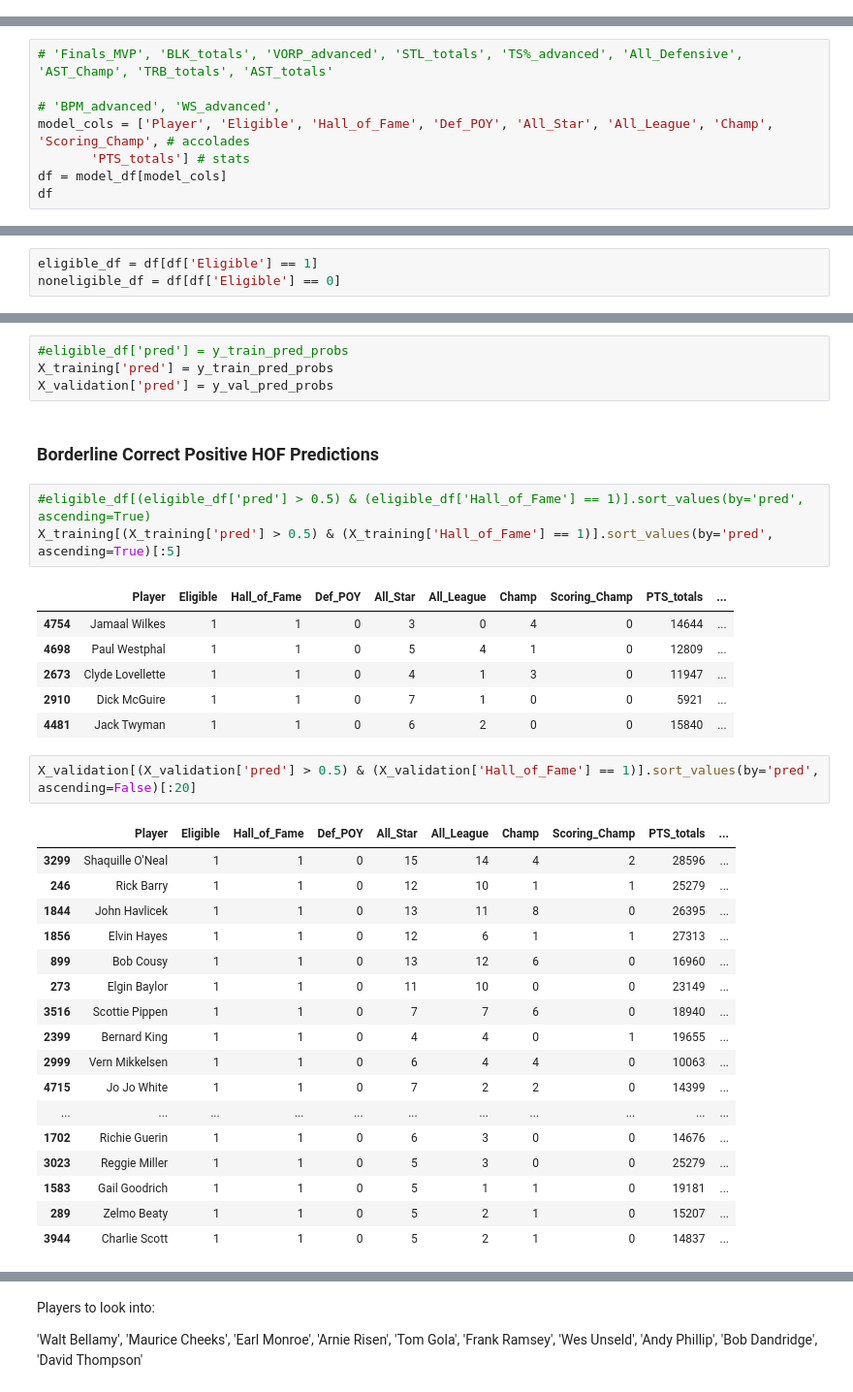
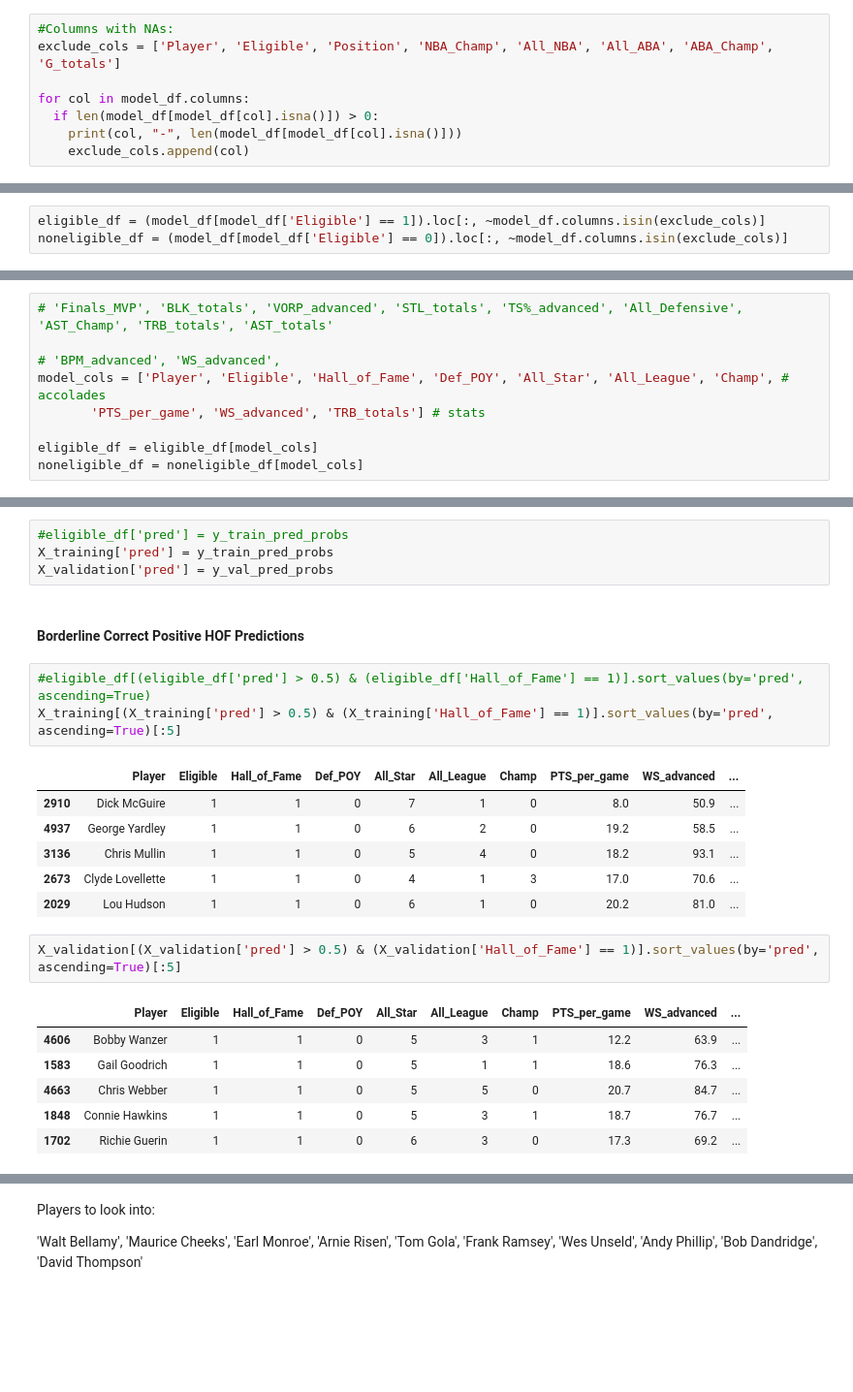
Before and after one commit to frankwillard/NBA-Hall-Of-Fame-Model, a Jupyter notebook: Hall_of_Fame_Modeling.ipynb, the cells around one changed output, grey strips where cells are left out. Shown at 97% size. Cells and saved outputs as stored; diff of their text form; blank space fills up the shorter version.

```diff
--- a/Hall_of_Fame_Modeling.ipynb
+++ b/Hall_of_Fame_Modeling.ipynb
@@ -138,3 +139,11 @@ fillNulls(model_df)
 | 4975 | Matt Zunic | 1 | Guard | 0 | 0 | 0 | 0 | 0 | 0 | ... |
 | 4976 | Ed Fleming | 1 | Guard | 0 | 0 | 0 | 0 | 0 | 0 | ... |
 4977 rows × 69 columns
+# %%
+#Columns with NAs:
+exclude_cols = ['Player', 'Eligible', 'Position', 'NBA_Champ', 'All_NBA', 'All_ABA', 'ABA_Champ', 'G_totals']
+
+for col in model_df.columns:
+  if len(model_df[model_df[col].isna()]) > 0:
+    print(col, "-", len(model_df[model_df[col].isna()]))
+    exclude_cols.append(col)
@@ -159,3 +184,6 @@ Index(['Player', 'Eligible', 'Position', 'Hall_of_Fame', 'MVP', 'Finals_MVP',
        'WS_advanced', 'WS/48_advanced', 'OBPM_advanced', 'DBPM_advanced',
        'BPM_advanced', 'VORP_advanced', 'All_League', 'Champ'],
       dtype='object')
+# %%
+eligible_df = (model_df[model_df['Eligible'] == 1]).loc[:, ~model_df.columns.isin(exclude_cols)]
+noneligible_df = (model_df[model_df['Eligible'] == 0]).loc[:, ~model_df.columns.isin(exclude_cols)]
@@ -163,8 +266,9 @@ Index(['Player', 'Eligible', 'Position', 'Hall_of_Fame', 'MVP', 'Finals_MVP',
 # 'Finals_MVP', 'BLK_totals', 'VORP_advanced', 'STL_totals', 'TS%_advanced', 'All_Defensive', 'AST_Champ', 'TRB_totals', 'AST_totals'
 
 # 'BPM_advanced', 'WS_advanced',
-model_cols = ['Player', 'Eligible', 'Hall_of_Fame', 'Def_POY', 'All_Star', 'All_League', 'Champ', 'Scoring_Champ', # accolades
-       'PTS_totals'] # stats
-df = model_df[model_cols]
-df
+model_cols = ['Player', 'Eligible', 'Hall_of_Fame', 'Def_POY', 'All_Star', 'All_League', 'Champ', # accolades
+       'PTS_per_game', 'WS_advanced', 'TRB_totals'] # stats
+
+eligible_df = eligible_df[model_cols]
+noneligible_df = noneligible_df[model_cols]
 # %% [output]
@@ -184,6 +288,3 @@ df
-# %%
-eligible_df = df[df['Eligible'] == 1]
-noneligible_df = df[df['Eligible'] == 0]
 # %%
 extraneous_players = ['Maurice Stokes', 'Bill Bradley', 'Toni Kukoč',
        'Calvin Murphy', 'Vlade Divac', 'Buddy Jeannette',
@@ -386,35 +487,24 @@ y_val_pred = classifier.predict(X_val)
 X_training['pred'] = y_train_pred_probs
 X_validation['pred'] = y_val_pred_probs
 # %% [markdown]
-### Borderline Correct Positive HOF Predictions
+#### Borderline Correct Positive HOF Predictions
 # %%
 #eligible_df[(eligible_df['pred'] > 0.5) & (eligible_df['Hall_of_Fame'] == 1)].sort_values(by='pred', ascending=True)
 X_training[(X_training['pred'] > 0.5) & (X_training['Hall_of_Fame'] == 1)].sort_values(by='pred', ascending=True)[:5]
 # %% [output]
-|  | Player | Eligible | Hall_of_Fame | Def_POY | All_Star | All_League | Champ | Scoring_Champ | PTS_totals | ... |
-| 4754 | Jamaal Wilkes | 1 | 1 | 0 | 3 | 0 | 4 | 0 | 14644 | ... |
-| 4698 | Paul Westphal | 1 | 1 | 0 | 5 | 4 | 1 | 0 | 12809 | ... |
-| 2673 | Clyde Lovellette | 1 | 1 | 0 | 4 | 1 | 3 | 0 | 11947 | ... |
-| 2910 | Dick McGuire | 1 | 1 | 0 | 7 | 1 | 0 | 0 | 5921 | ... |
-| 4481 | Jack Twyman | 1 | 1 | 0 | 6 | 2 | 0 | 0 | 15840 | ... |
+|  | Player | Eligible | Hall_of_Fame | Def_POY | All_Star | All_League | Champ | PTS_per_game | WS_advanced | ... |
+| 2910 | Dick McGuire | 1 | 1 | 0 | 7 | 1 | 0 | 8.0 | 50.9 | ... |
+| 4937 | George Yardley | 1 | 1 | 0 | 6 | 2 | 0 | 19.2 | 58.5 | ... |
+| 3136 | Chris Mullin | 1 | 1 | 0 | 5 | 4 | 0 | 18.2 | 93.1 | ... |
+| 2673 | Clyde Lovellette | 1 | 1 | 0 | 4 | 1 | 3 | 17.0 | 70.6 | ... |
+| 2029 | Lou Hudson | 1 | 1 | 0 | 6 | 1 | 0 | 20.2 | 81.0 | ... |
 # %%
-X_validation[(X_validation['pred'] > 0.5) & (X_validation['Hall_of_Fame'] == 1)].sort_values(by='pred', ascending=False)[:20]
+X_validation[(X_validation['pred'] > 0.5) & (X_validation['Hall_of_Fame'] == 1)].sort_values(by='pred', ascending=True)[:5]
 # %% [output]
-|  | Player | Eligible | Hall_of_Fame | Def_POY | All_Star | All_League | Champ | Scoring_Champ | PTS_totals | ... |
-| 3299 | Shaquille O'Neal | 1 | 1 | 0 | 15 | 14 | 4 | 2 | 28596 | ... |
-| 246 | Rick Barry | 1 | 1 | 0 | 12 | 10 | 1 | 1 | 25279 | ... |
-| 1844 | John Havlicek | 1 | 1 | 0 | 13 | 11 | 8 | 0 | 26395 | ... |
-| 1856 | Elvin Hayes | 1 | 1 | 0 | 12 | 6 | 1 | 1 | 27313 | ... |
-| 899 | Bob Cousy | 1 | 1 | 0 | 13 | 12 | 6 | 0 | 16960 | ... |
-| 273 | Elgin Baylor | 1 | 1 | 0 | 11 | 10 | 0 | 0 | 23149 | ... |
-| 3516 | Scottie Pippen | 1 | 1 | 0 | 7 | 7 | 6 | 0 | 18940 | ... |
-| 2399 | Bernard King | 1 | 1 | 0 | 4 | 4 | 0 | 1 | 19655 | ... |
-| 2999 | Vern Mikkelsen | 1 | 1 | 0 | 6 | 4 | 4 | 0 | 10063 | ... |
-| 4715 | Jo Jo White | 1 | 1 | 0 | 7 | 2 | 2 | 0 | 14399 | ... |
-| ... | ... | ... | ... | ... | ... | ... | ... | ... | ... | ... |
-| 1702 | Richie Guerin | 1 | 1 | 0 | 6 | 3 | 0 | 0 | 14676 | ... |
-| 3023 | Reggie Miller | 1 | 1 | 0 | 5 | 3 | 0 | 0 | 25279 | ... |
-| 1583 | Gail Goodrich | 1 | 1 | 0 | 5 | 1 | 1 | 0 | 19181 | ... |
-| 289 | Zelmo Beaty | 1 | 1 | 0 | 5 | 2 | 1 | 0 | 15207 | ... |
-| 3944 | Charlie Scott | 1 | 1 | 0 | 5 | 2 | 1 | 0 | 14837 | ... |
+|  | Player | Eligible | Hall_of_Fame | Def_POY | All_Star | All_League | Champ | PTS_per_game | WS_advanced | ... |
+| 4606 | Bobby Wanzer | 1 | 1 | 0 | 5 | 3 | 1 | 12.2 | 63.9 | ... |
+| 1583 | Gail Goodrich | 1 | 1 | 0 | 5 | 1 | 1 | 18.6 | 76.3 | ... |
+| 4663 | Chris Webber | 1 | 1 | 0 | 5 | 5 | 0 | 20.7 | 84.7 | ... |
+| 1848 | Connie Hawkins | 1 | 1 | 0 | 5 | 3 | 1 | 18.7 | 76.7 | ... |
+| 1702 | Richie Guerin | 1 | 1 | 0 | 6 | 3 | 0 | 17.3 | 69.2 | ... |
 # %% [markdown]
```
Also changed, not shown: parts of 31 cells of this notebook.
